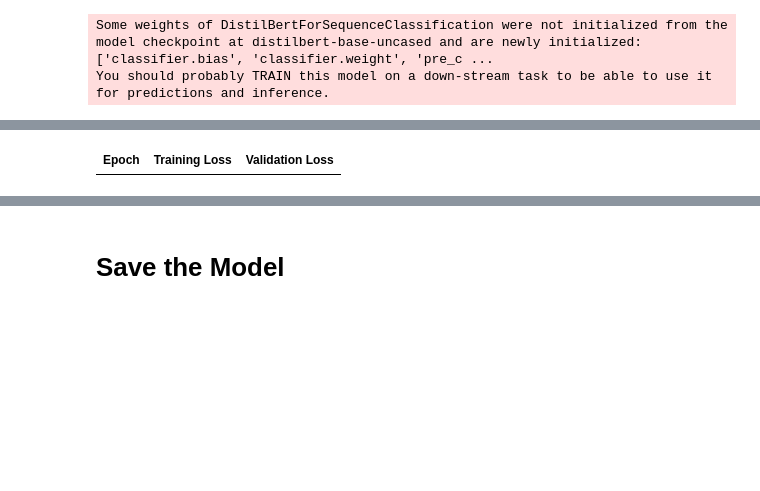
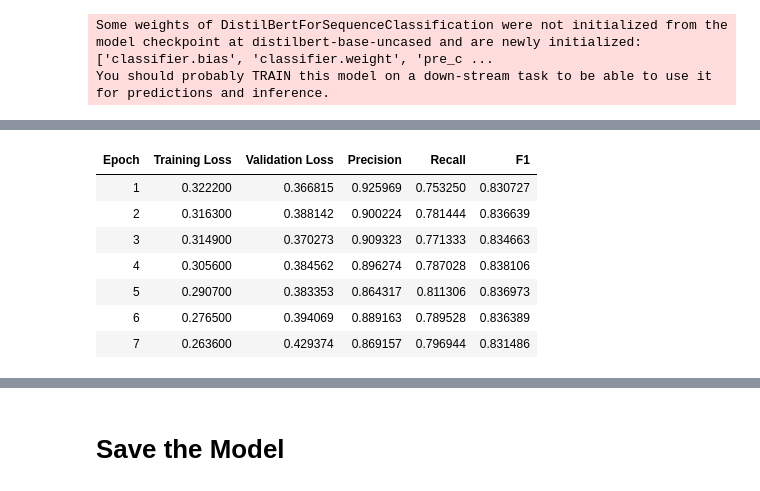
Before and after one commit to zxianyap142857/Cybersecurity-Browser-Extension, a Jupyter notebook: Phishing_Link_Detection.ipynb, the cells around one changed output, grey strips where cells are left out. Drawn from its saved outputs; the diff is of its cells as text; code cells hidden in the pictures; blank space fills up the shorter version.

Commit message:
Implement the MobileBERT code
Added the MobileBERT  Tokenized Dataset Code,. Load Dataset, Training and Make Inference Prediction

```diff
--- a/Phishing_Link_Detection.ipynb
+++ b/Phishing_Link_Detection.ipynb
@@ -20,4 +20,5 @@ import os
 #os.getcwd()
 #Import dataset
 #data = pd.read_csv("Cleaned Dataset.csv",encoding='latin-1')
-data=pd.read_csv('C:/Users/Yap Zheng Xian/Documents/Programming/Extension/notebook/Dataset/Cleaned Dataset.csv')
+#data=pd.read_csv('C:/Users/Yap Zheng Xian/Documents/Programming/Extension/notebook/Dataset/Cleaned Dataset.csv')
+data=pd.read_csv('C:/Users/Yap Zheng Xian/Documents/Programming/Extension/notebook/Cleaned Dataset.csv')
@@ -38,3 +73,9 @@ dtype: int64
+# %%
+data['len'] = data['input'].apply(len)
+
+print(f"Average URL length: {data['input'].mean():.2f}")
+print(f"95th percentile length: {data['input'].quantile(0.95):.2f}")
+print(f"Maximum URL length: {data['input'].max()}")
 # %% [markdown]
 # Manual downsampling with Balanced Class
 # %%
@@ -44,7 +85,7 @@ from sklearn.utils import resample
 # Assuming 'df' is your DataFrame and 'label' is the column name
 # Get the unique class labels
 labels = data['label'].unique()
-target_size = 240000 # Set your desired, balanced size
+target_size = 5900000 # Set your desired, balanced size
 
 list_of_dfs = []
 for specific_label in labels:
@@ -160,6 +222,10 @@ test_df, val_df = train_test_split(
     random_state=42,
     stratify=test_df['label']
 )
+# CRITICAL: Reset indices for Hugging Face compatibility
+train_df = train_df.reset_index(drop=True)
+val_df = val_df.reset_index(drop=True)
+test_df = test_df.reset_index(drop=True)
 
 # Display the size of each split
 print(f"Training set: {len(train_df)}, Validation set: {len(val_df)}, Test set: {len(test_df)}")
@@ -352,8 +833,8 @@ from sklearn.metrics import precision_recall_fscore_support
 import os
 from transformers import TrainingArguments, Trainer
 import matplotlib.pyplot as plt
-# Make sure pandas is imported if you are using DataFrames
 import pandas as pd
+from transformers import EarlyStoppingCallback
 
 def compute_metrics(pred):
     labels = pred.label_ids
@@ -366,13 +847,6 @@ def compute_metrics(pred):
         'recall': recall,
         'f1': f1,
     }
-
-# Assume `model`, `train_df`, and `val_df` are defined above this point.
-# For example:
-# model = ...
-# train_df = pd.DataFrame(...)
-# val_df = pd.DataFrame(...)
-
 
 # --- FIX FOR KeyError ---
 # Reset the index of your DataFrames to prevent the KeyError.
@@ -387,12 +861,14 @@ training_args = TrainingArguments(
     output_dir='./results',
     eval_strategy="epoch",
     save_strategy="epoch",
-    per_device_train_batch_size=64,
-    per_device_eval_batch_size=64,
+    per_device_train_batch_size=32,
+    per_device_eval_batch_size=32,
     num_train_epochs=25,
     weight_decay=0.01,
+    learning_rate=1e-5,
     report_to="none",
     fp16=True,
+    #hidden_dropout_prob=0.2,
     logging_strategy="epoch",
     logging_steps=50, # Note: This is ignored when logging_strategy="epoch"
     save_total_limit=1,
@@ -406,51 +882,12 @@ trainer = Trainer(
     args=training_args,
     train_dataset=train_dataset,
     eval_dataset=val_dataset,
-    compute_metrics=compute_metrics
+    compute_metrics=compute_metrics,
+    callbacks=[EarlyStoppingCallback(early_stopping_patience=3)]#stop train if the accuracy did not changefroo3 times
 )
 
 os.environ["WANDB_MODE"] = "disabled"
 
-'''
-# Store training history
-history = trainer.train()
-
-# --- SUGGESTION: More robust plotting logic ---
-
-# Access the complete log history from the trainer's state
-log_history = trainer.state.log_history
-
-# Extract training and evaluation points, associating them with their epoch
-train_points = [(log['epoch'], log['loss']) for log in log_history if 'loss' in log and 'epoch' in log]
-eval_points = [(log['epoch'], log['eval_f1']) for log in log_history if 'eval_f1' in log and 'epoch' in log]
-
-# Unzip into separate lists for plotting, ensuring they are sorted by epoch
-if train_points:
-    train_epochs, train_loss = zip(*sorted(train_points))
-else:
-    train_epochs, train_loss = [], []
-
-if eval_points:
-    eval_epochs, eval_f1 = zip(*sorted(eval_points))
-else:
-    eval_epochs, eval_f1 = [], []
-
-# Plotting the learning curve
-plt.figure(figsize=(12, 6))
-
-if train_epochs:
-    plt.plot(train_epochs, train_loss, label='Training Loss')
-if eval_epochs:
-    plt.plot(eval_epochs, eval_f1, label='Validation F1 Score')
-
-plt.xlabel('Epoch')
-plt.ylabel('Loss / F1 Score')
-plt.title('Learning Curve')
-plt.legend()
-plt.grid(True)
-plt.savefig('learning_curve.png')
-plt.show()
-'''
 # Store training history
 history = trainer.train()
 
@@ -492,9 +929,9 @@ if eval_accuracy_epochs:
 
 plt.xlabel('Epoch')
 plt.ylabel('Metrics')
-plt.title('Training and Validation Metrics for 50 Epoch')
+plt.title('Training and Validation Metrics for 5 Epoch, LR=5e-5,Batch=32')
 plt.legend()
 plt.grid(True)
-plt.savefig('Learning Curve Metrics for 50 Epoch.png')
+plt.savefig('Learning Curve Metrics for Model 4.png')
 plt.show()
 # %% [output]
@@ -502 +939,8 @@ plt.show()
-| Epoch | Training Loss | Validation Loss |
+| Epoch | Training Loss | Validation Loss | Precision | Recall | F1 |
+| 1 | 0.322200 | 0.366815 | 0.925969 | 0.753250 | 0.830727 |
+| 2 | 0.316300 | 0.388142 | 0.900224 | 0.781444 | 0.836639 |
+| 3 | 0.314900 | 0.370273 | 0.909323 | 0.771333 | 0.834663 |
+| 4 | 0.305600 | 0.384562 | 0.896274 | 0.787028 | 0.838106 |
+| 5 | 0.290700 | 0.383353 | 0.864317 | 0.811306 | 0.836973 |
+| 6 | 0.276500 | 0.394069 | 0.889163 | 0.789528 | 0.836389 |
+| 7 | 0.263600 | 0.429374 | 0.869157 | 0.796944 | 0.831486 |
```
Also changed, not shown: parts of 102 cells of this notebook.
